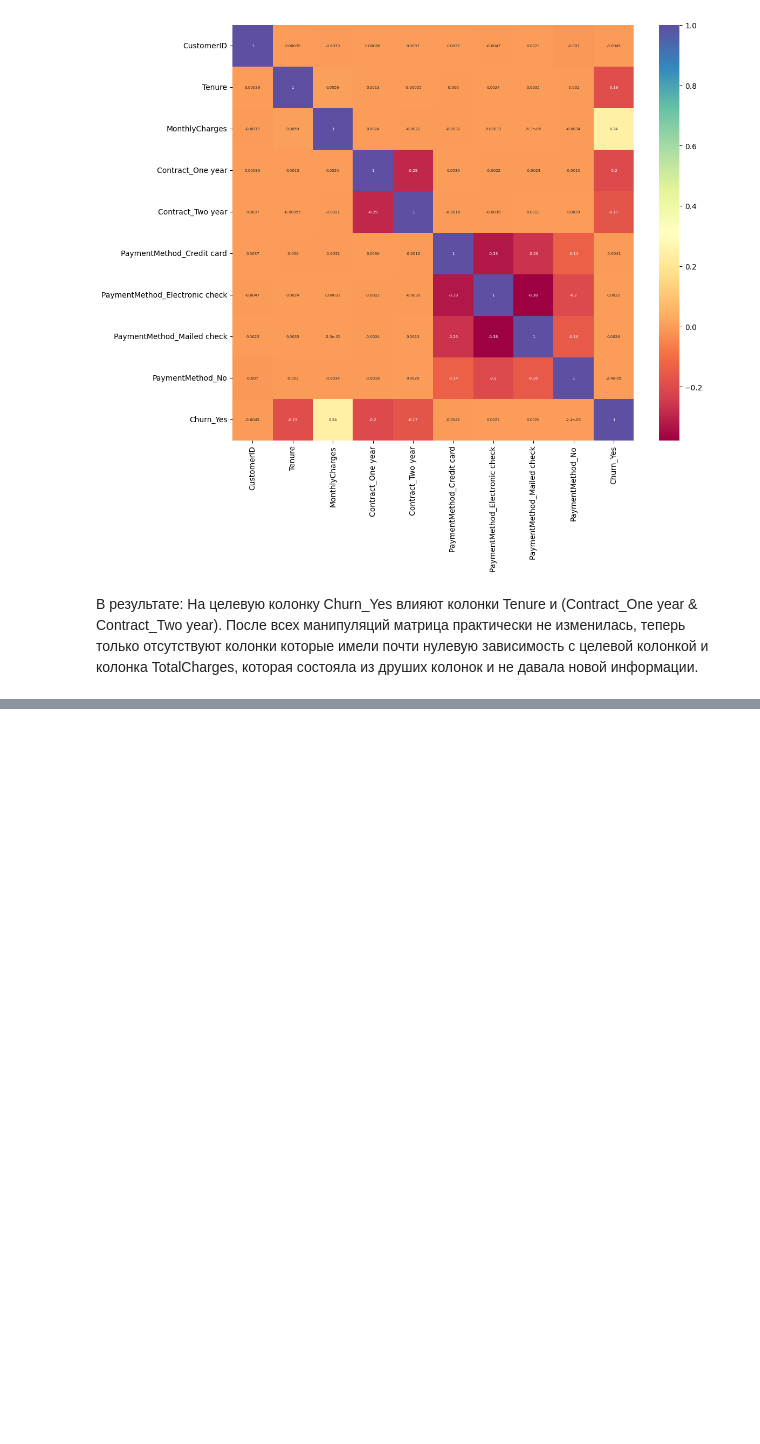
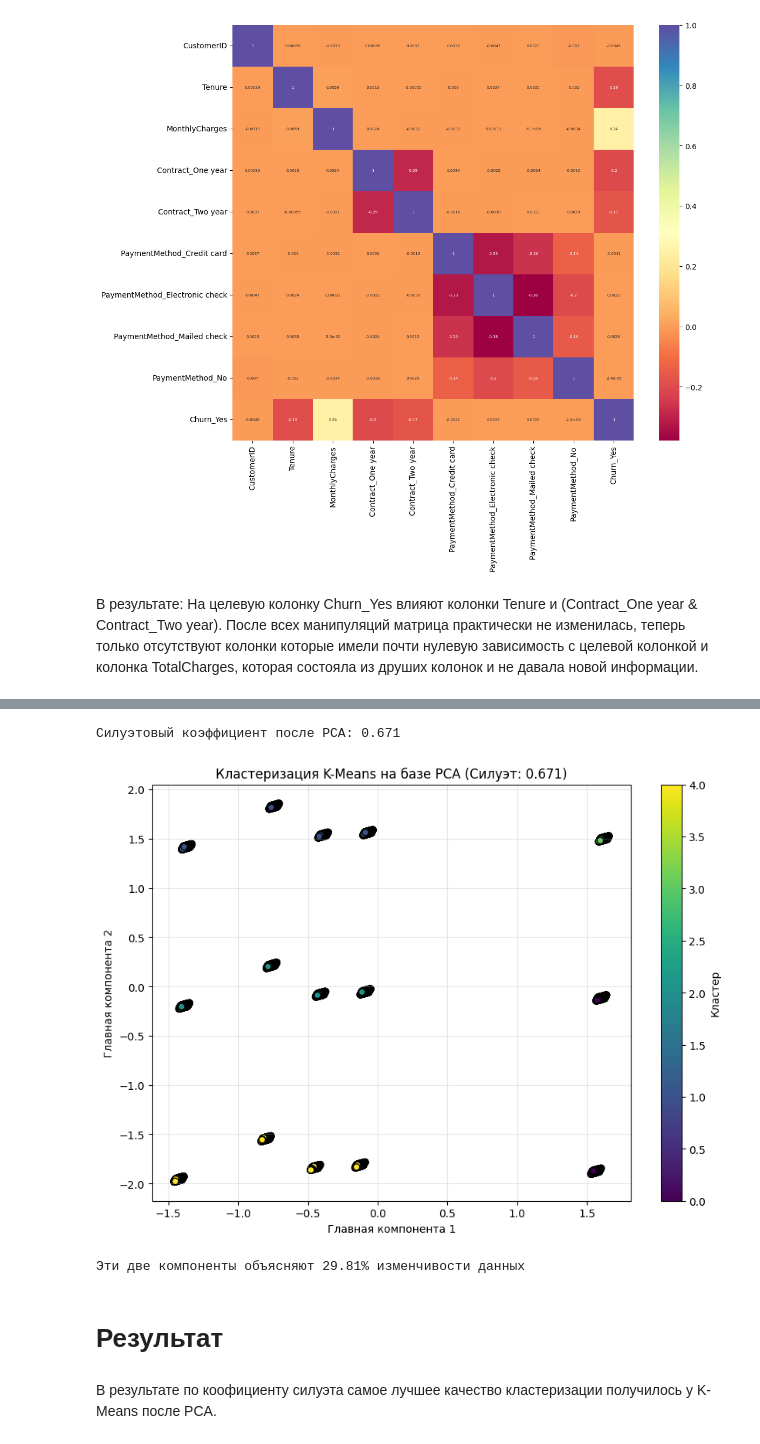
Before and after one commit to Eg0r-S/Database_practical, a Jupyter notebook: Практическая 2/code2.ipynb, the cells around one changed output, grey strips where cells are left out. Cells and saved outputs as stored; diff of their text form; code cells hidden in the pictures; blank space fills up the shorter version.

```diff
--- a/Практическая 2/code2.ipynb
+++ b/Практическая 2/code2.ipynb
@@ -513,0 +534,33 @@ Silhouette Score: 0.22
+# %%
+# 2. Кластеризуем полученные "главные компоненты" через K-Means
+# Допустим, мы ищем 3 сегмента клиентов
+kmeans = KMeans(n_clusters=5, random_state=42, n_init=10)
+labels = kmeans.fit_predict(pca_features)
+
+
+# 3. Считаем силуэт по сжатым данным
+score = silhouette_score(pca_features, labels)
+print(f"Силуэтовый коэффициент после PCA: {score:.3f}")
+
+
+# 4. Визуализация
+plt.figure(figsize=(10, 7))
+plt.scatter(pca_features[:, 0], pca_features[:, 1], c=labels, cmap='viridis', edgecolors='k')
+plt.title(f'Кластеризация K-Means на базе PCA (Силуэт: {score:.3f})')
+plt.xlabel('Главная компонента 1')
+plt.ylabel('Главная компонента 2')
+plt.colorbar(label='Кластер')
+plt.grid(True, alpha=0.3)
+plt.show()
+
+# Бонус: посмотрим, сколько информации сохранили 2 компоненты
+explained_variance = pca.explained_variance_ratio_.sum()
+print(f"Эти две компоненты объясняют {explained_variance:.2%} изменчивости данных")
+# %% [output]
+Силуэтовый коэффициент после PCA: 0.671
+[figure, added]
+Эти две компоненты объясняют 29.81% изменчивости данных
+# %% [markdown]
+# Результат
+# %% [markdown]
+В результате по коофициенту силуэта самое лучшее качество кластеризации получилось у K-Means после PCA.
```
Also changed, not shown: parts of 29 cells of this notebook.
